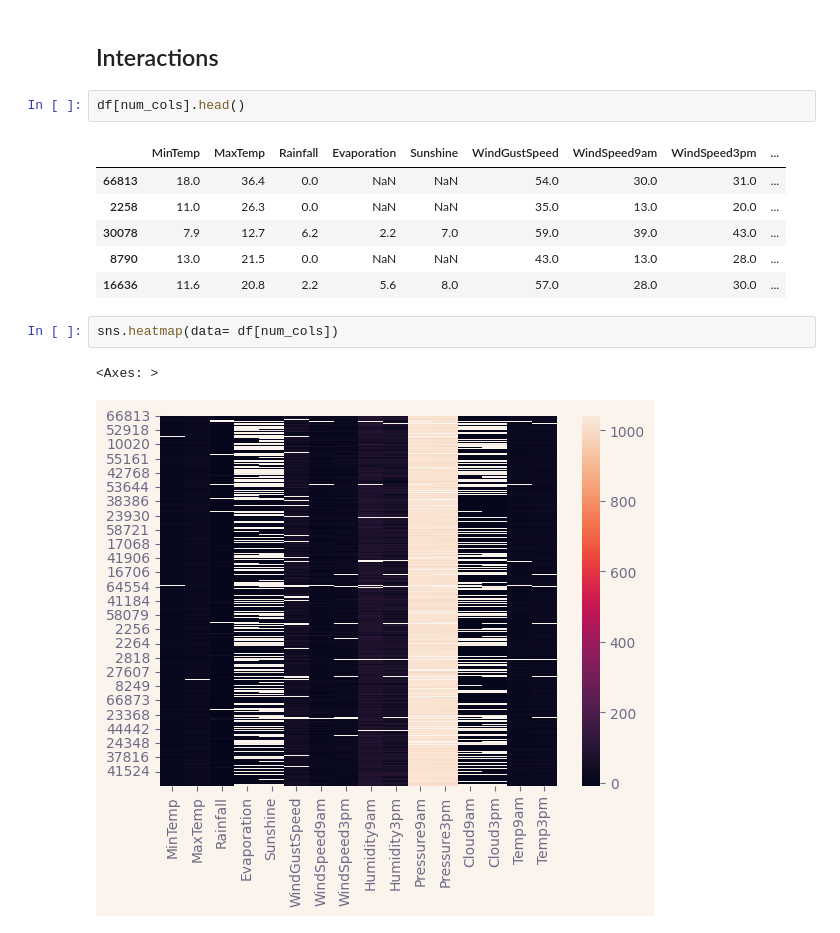
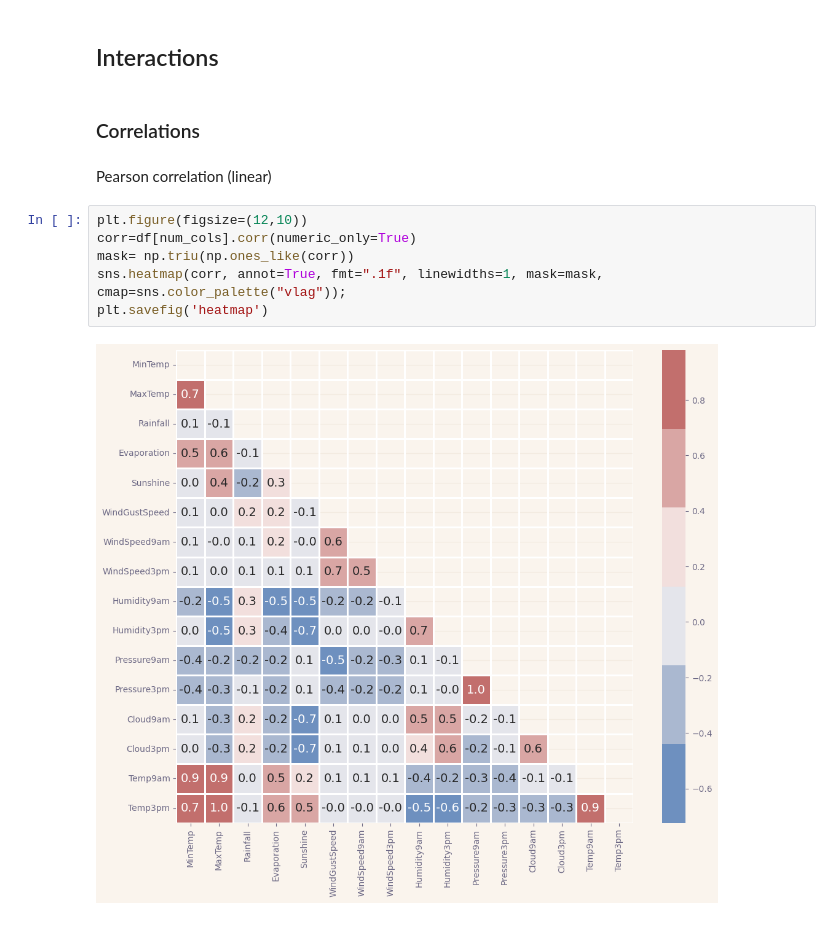
Before and after one commit to jordigb4/Rain_prediction, a Jupyter notebook: Notebook 1.ipynb, the cells around one changed output. Saved outputs shown, nothing was run; the diff lists cells and outputs as text.

```diff
--- a/Notebook 1.ipynb
+++ b/Notebook 1.ipynb
@@ -341,17 +343,15 @@ plt.show()
 There's difference between the distributions variables that seemed not of much difference on the boxplots. This could help in more advanced.
 # %% [markdown]
 ## Interactions
-# %%
-df[num_cols].head()
-# %% [output]
-|  | MinTemp | MaxTemp | Rainfall | Evaporation | Sunshine | WindGustSpeed | WindSpeed9am | WindSpeed3pm | ... |
-| 66813 | 18.0 | 36.4 | 0.0 | NaN | NaN | 54.0 | 30.0 | 31.0 | ... |
-| 2258 | 11.0 | 26.3 | 0.0 | NaN | NaN | 35.0 | 13.0 | 20.0 | ... |
-| 30078 | 7.9 | 12.7 | 6.2 | 2.2 | 7.0 | 59.0 | 39.0 | 43.0 | ... |
-| 8790 | 13.0 | 21.5 | 0.0 | NaN | NaN | 43.0 | 13.0 | 28.0 | ... |
-| 16636 | 11.6 | 20.8 | 2.2 | 5.6 | 8.0 | 57.0 | 28.0 | 30.0 | ... |
-# %%
-sns.heatmap(data= df[num_cols])
-# %% [output]
-<Axes: >
-[figure, removed]
+# %% [markdown]
+### Correlations
+# %% [markdown]
+Pearson correlation (linear)
+# %%
+plt.figure(figsize=(12,10))
+corr=df[num_cols].corr(numeric_only=True)
+mask= np.triu(np.ones_like(corr))
+sns.heatmap(corr, annot=True, fmt=".1f", linewidths=1, mask=mask, cmap=sns.color_palette("vlag"));
+plt.savefig('heatmap')
+# %% [output]
+[figure, added]
```
Also changed, not shown: parts of 16 cells of this notebook, 2 other files.
